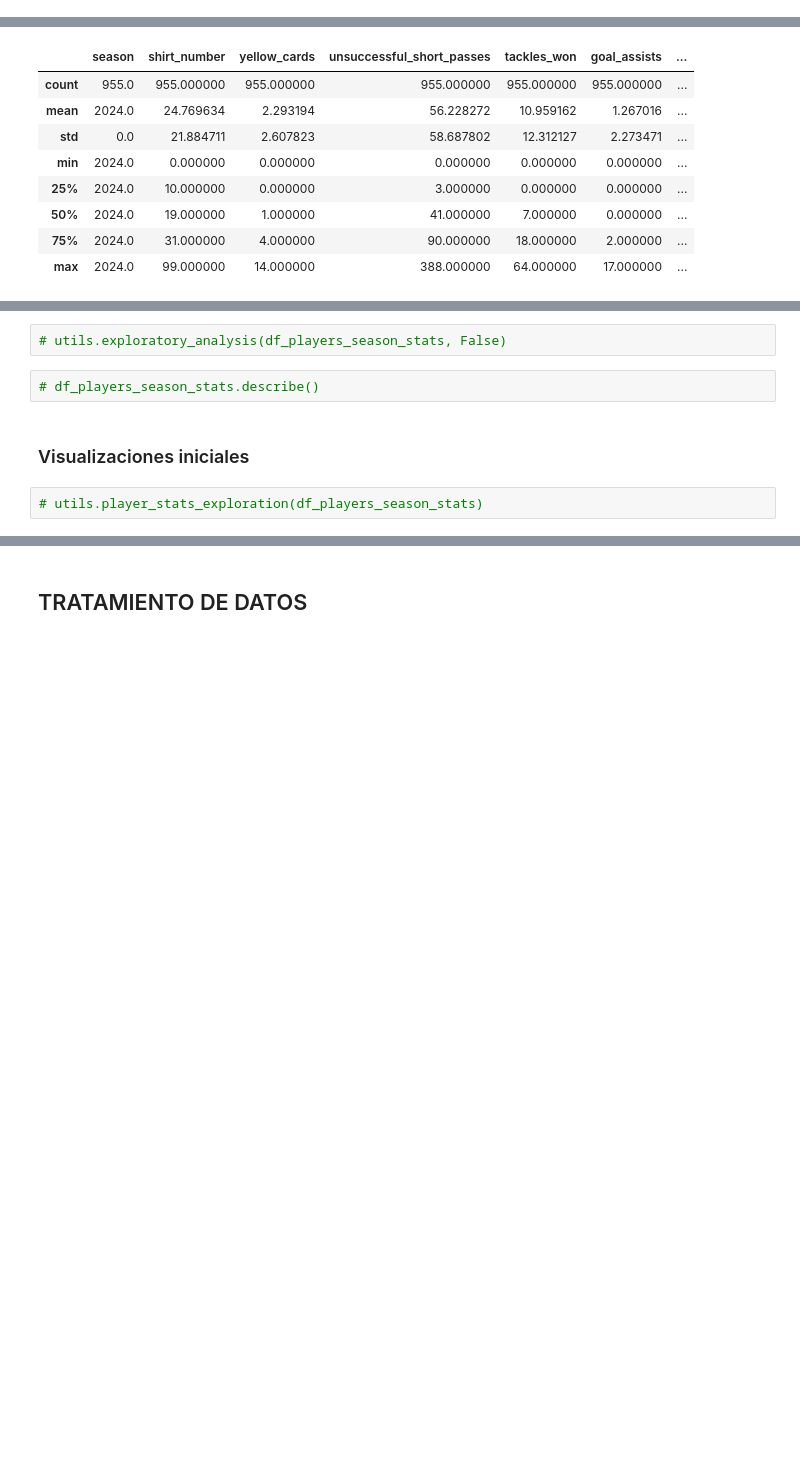
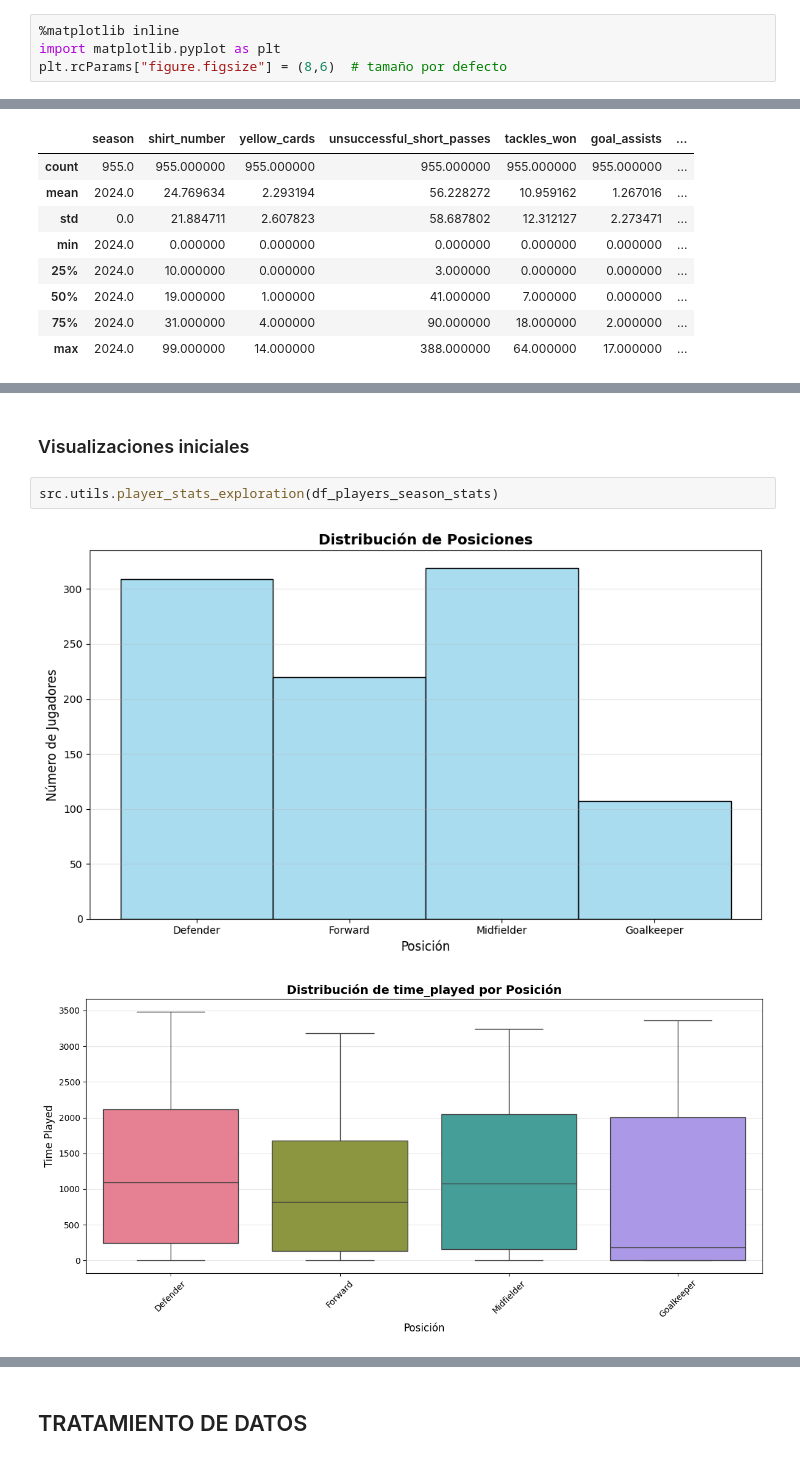
Before and after one commit to german-fros/tfm_mpad2, a Jupyter notebook: notebooks/tests.ipynb, the cells around one changed output, grey strips where cells are left out. Cells and saved outputs as stored; diff of their text form; blank space fills up the shorter version.

```diff
--- a/notebooks/tests.ipynb
+++ b/notebooks/tests.ipynb
@@ -3,0 +1,4 @@
+# %%
+%matplotlib inline
+import matplotlib.pyplot as plt
+plt.rcParams["figure.figsize"] = (8,6)  # tamaño por defecto
@@ -124,11 +131,10 @@ int64      92
 float64    19
 object      9
 Name: count, dtype: int64
-# %%
-# utils.exploratory_analysis(df_players_season_stats, False)
-# %%
-# df_players_season_stats.describe()
 # %% [markdown]
 ### Visualizaciones iniciales
 # %%
-# utils.player_stats_exploration(df_players_season_stats)
+src.utils.player_stats_exploration(df_players_season_stats)
+# %% [output]
+[figure, added]
+[figure, added]
```
Also changed, not shown: parts of 41 cells of this notebook, 23 other files.
